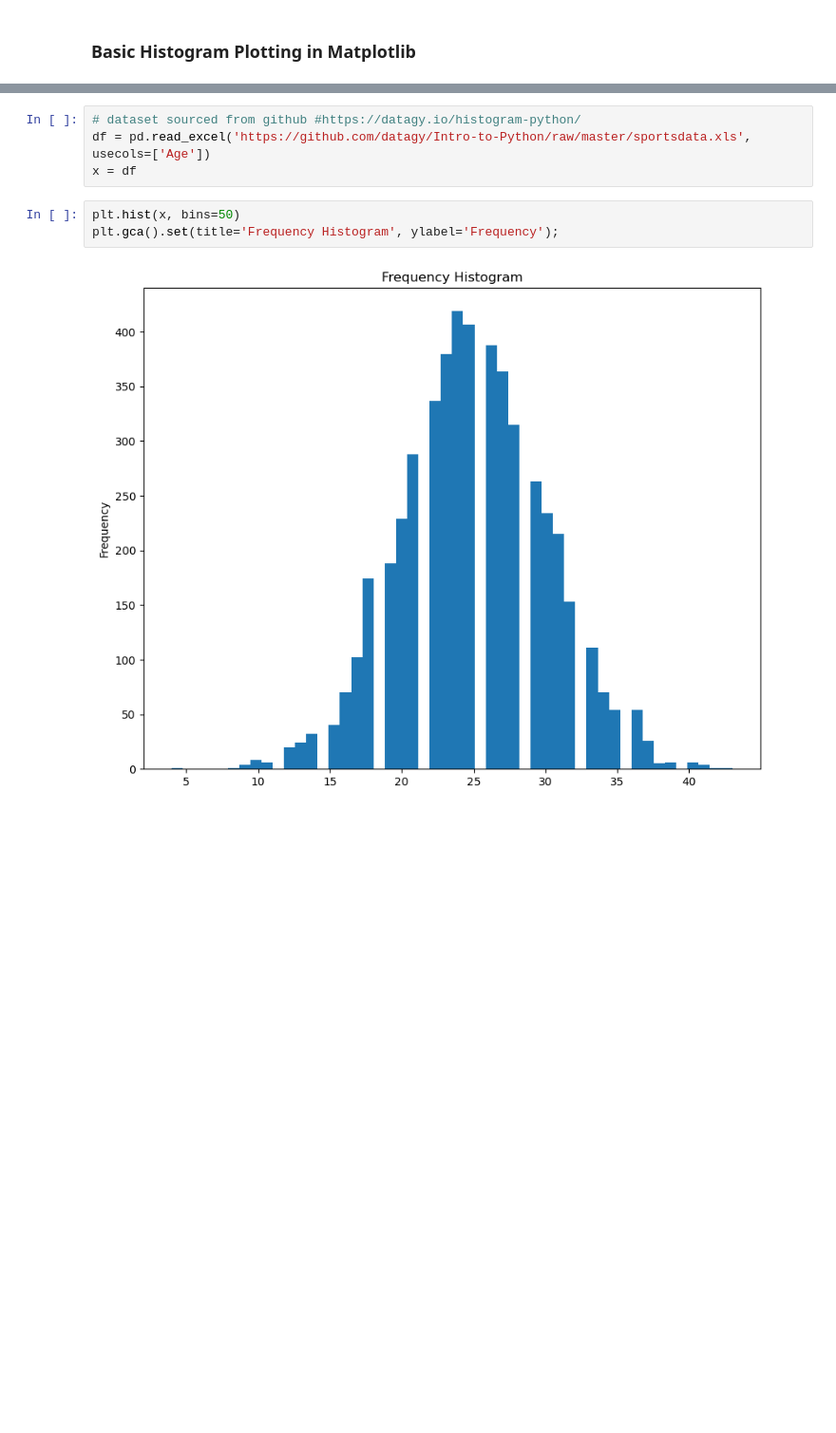
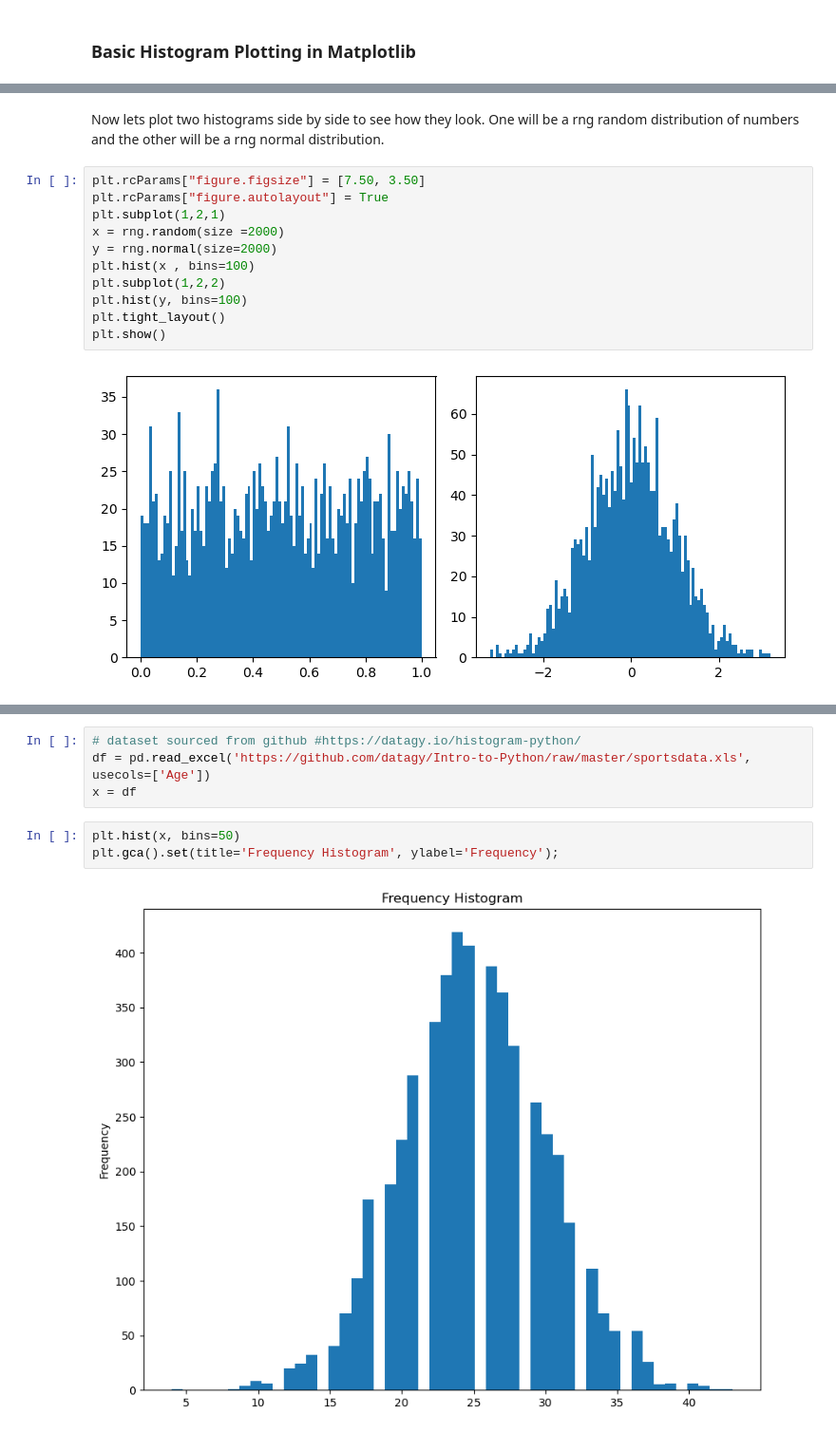
Before and after one commit to katel85/FundamentalsDA, a Jupyter notebook: pyplot.ipynb, the cells around one changed output, grey strips where cells are left out. Shown at 95% size. Drawn from its saved outputs; the diff is of its cells as text; blank space fills up the shorter version.

```diff
--- a/pyplot.ipynb
+++ b/pyplot.ipynb
@@ -528,0 +595,15 @@ There are many ways a histogram can be distributed. Here are a few types of dist
+# %% [markdown]
+Now lets plot two histograms side by side to see how they look. One will be a rng random distribution of numbers and the other will be a rng normal distribution.
+# %%
+plt.rcParams["figure.figsize"] = [7.50, 3.50]
+plt.rcParams["figure.autolayout"] = True
+plt.subplot(1,2,1)
+x = rng.random(size =2000)
+y = rng.normal(size=2000)
+plt.hist(x , bins=100)
+plt.subplot(1,2,2)
+plt.hist(y, bins=100)
+plt.tight_layout()
+plt.show()
+# %% [output]
+[figure, added]
```
Also changed, not shown: parts of 21 cells of this notebook.
